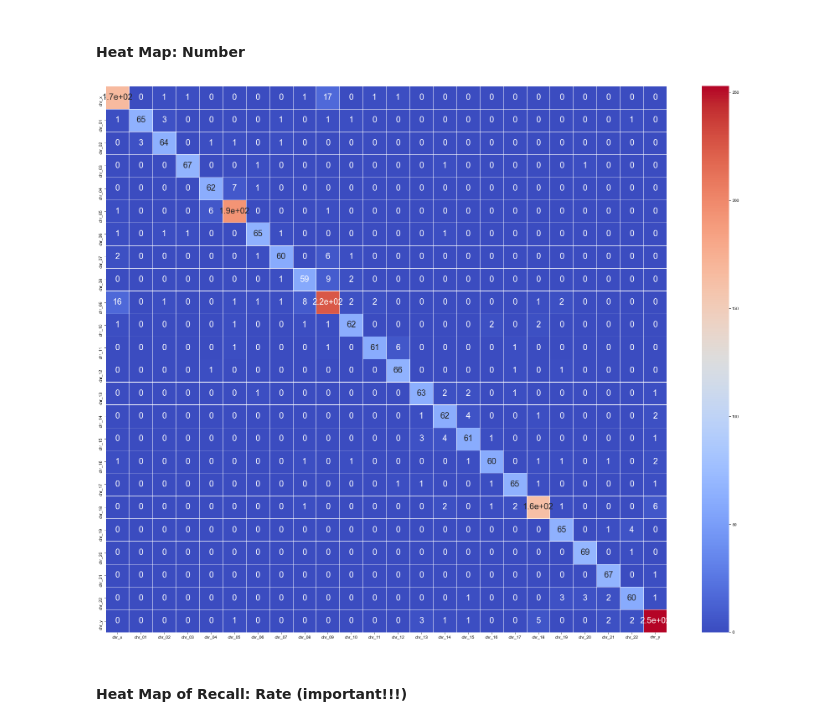
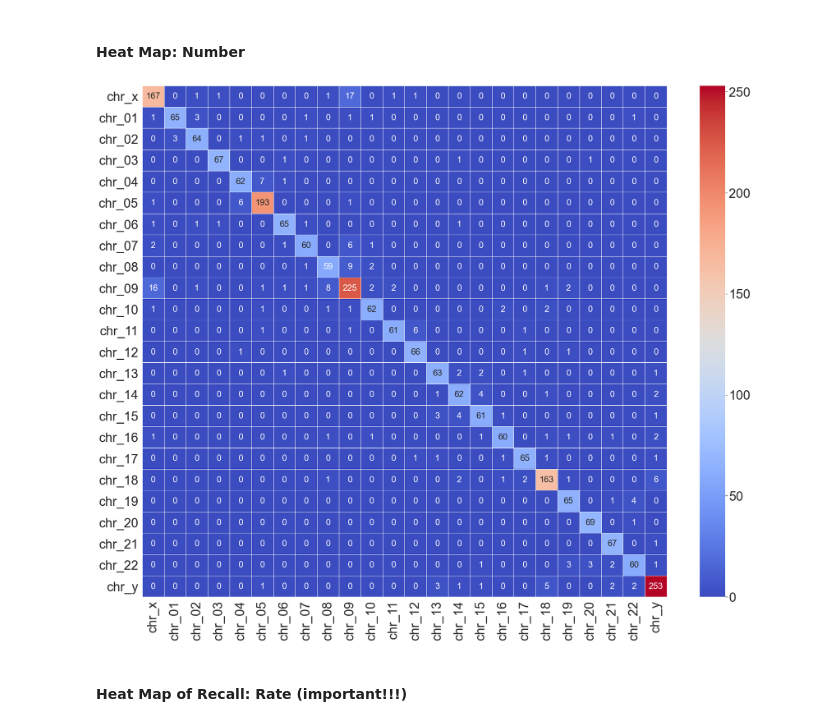
Before and after one commit to YangChuan80/MachineLearning, a Jupyter notebook: KaryotypingPinnacle/CNN/CNN_All_Normal/Integrated_ConfusionMatrix.ipynb, the cells around one changed output. Saved outputs shown, nothing was run; the diff lists cells and outputs as text; code cells hidden in the pictures.

```diff
--- a/KaryotypingPinnacle/CNN/CNN_All_Normal/Integrated_ConfusionMatrix.ipynb
+++ b/KaryotypingPinnacle/CNN/CNN_All_Normal/Integrated_ConfusionMatrix.ipynb
@@ -258,14 +258,14 @@ confusion_p
 #### Heat Map: Number
 # %%
 plt.figure(figsize=(30, 24))
-heat_map = sb.heatmap(confusion, annot=True,  # It's a Seaborn function
+heat_map = sb.heatmap(confusion, annot=True, fmt = 'g', # It's a Seaborn function
                       cmap='coolwarm',
                       xticklabels=confusion.columns, yticklabels=confusion.index,
                       linewidths=.5,
-                      annot_kws={"size": 20})
-sb.set(font_scale = 2)
+                      annot_kws={"size": 22})
+sb.set(font_scale = 1)
 # %% [output]
-[figure, old version]
+[figure, new version]
 # %% [markdown]
 #### Heat Map of Recall: Rate (important!!!)
 # %%
```
Also changed, not shown: parts of 2 cells of this notebook, 41 other files.
